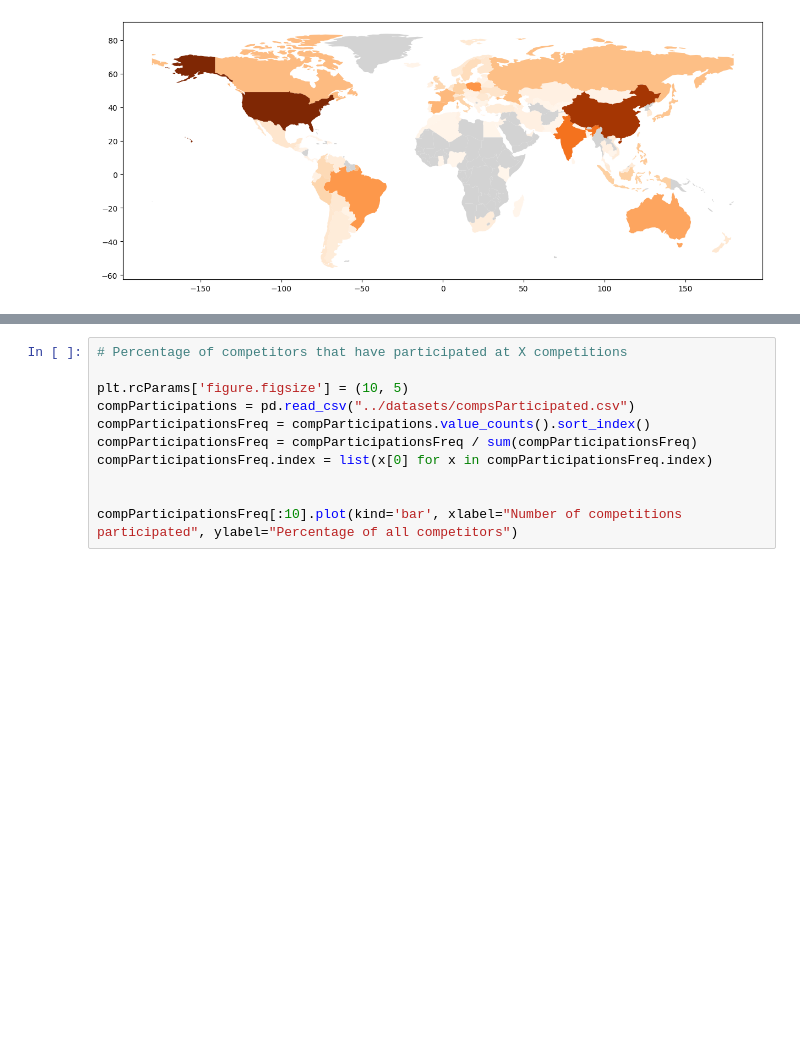
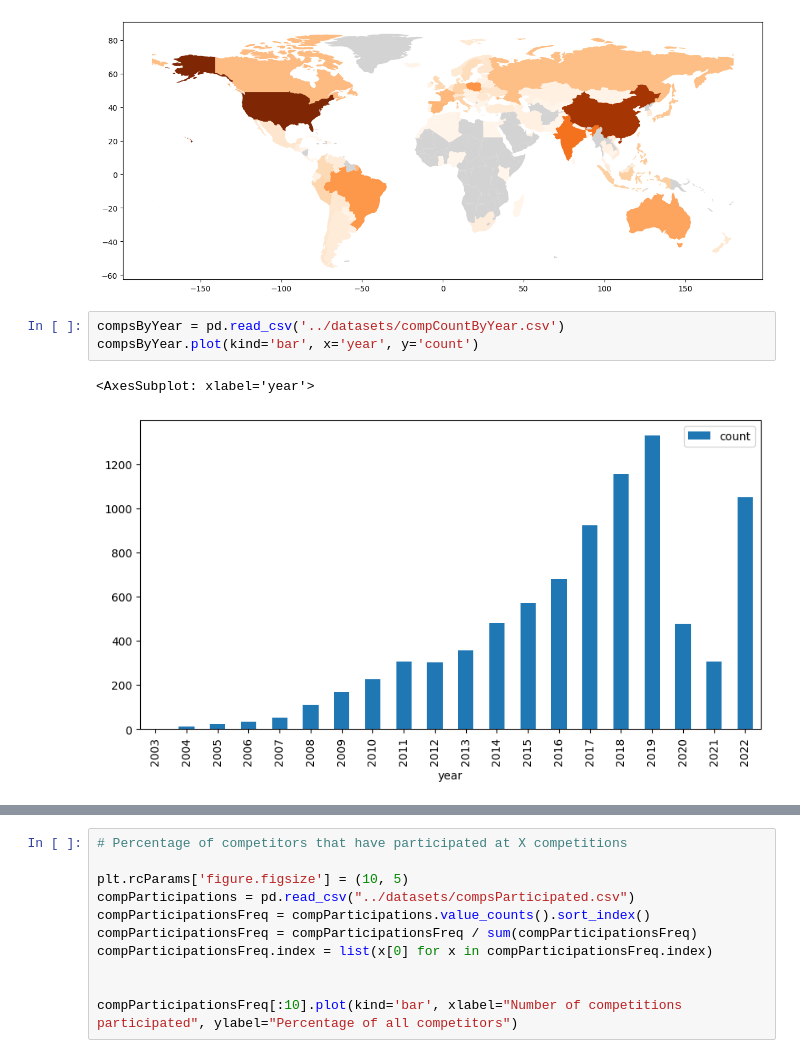
Before and after one commit to oskarkuuse/IDSproject, a Jupyter notebook: notebooks/general.ipynb, the cells around one changed output, grey strips where cells are left out. Cells and saved outputs as stored; diff of their text form; blank space fills up the shorter version.

Commit message:
Added plot about number of competitions by years

```diff
--- a/notebooks/general.ipynb
+++ b/notebooks/general.ipynb
@@ -45,5 +45,11 @@ fig = world.plot(column='count',
 # fig.savefig('test.png', dpi=1200)
 # %% [output]
 [figure]
+# %%
+compsByYear = pd.read_csv('../datasets/compCountByYear.csv')
+compsByYear.plot(kind='bar', x='year', y='count')
+# %% [output]
+<AxesSubplot: xlabel='year'>
+[figure, added]
 # %%
 # Number of registered rounds by different events
```
Also changed, not shown: parts of 1 cell of this notebook, 1 other file.
